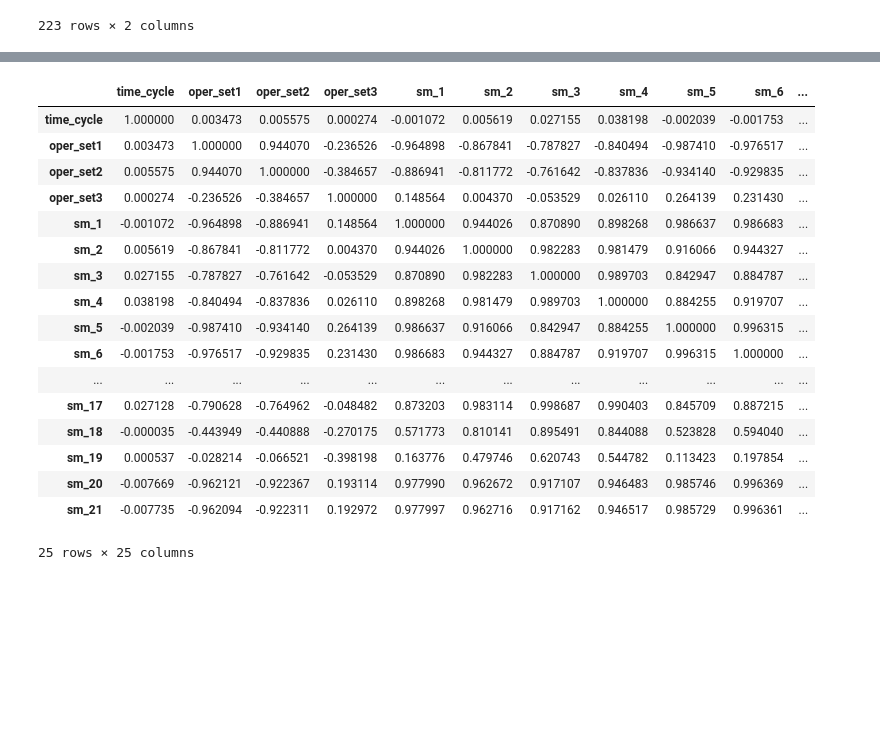
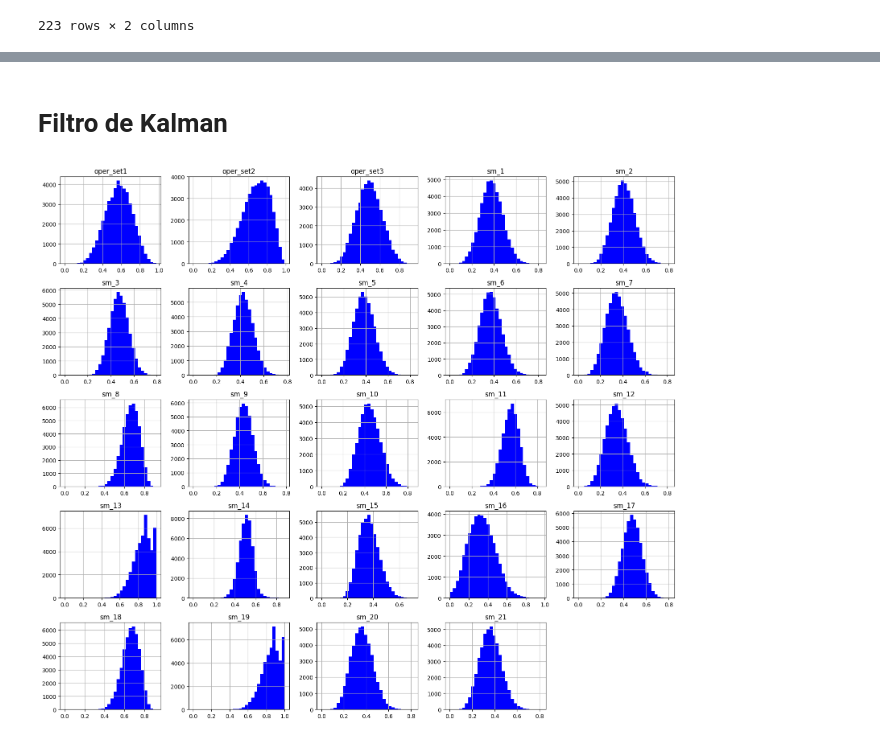
Before and after one commit to Dave4006/ProyectoMante, a Jupyter notebook: Programacion/ESN.ipynb, the cells around one changed output, grey strips where cells are left out. Saved outputs shown, nothing was run; the diff lists cells and outputs as text; code cells hidden in the pictures; blank space fills up the shorter version.

```diff
--- a/Programacion/ESN.ipynb
+++ b/Programacion/ESN.ipynb
@@ -92,21 +137,38 @@ plt.show()
-# %%
-train_df.iloc[:,1:-1].corr()
-# %% [output]
-|  | time_cycle | oper_set1 | oper_set2 | oper_set3 | sm_1 | sm_2 | sm_3 | sm_4 | sm_5 | sm_6 | ... |
-| time_cycle | 1.000000 | 0.003473 | 0.005575 | 0.000274 | -0.001072 | 0.005619 | 0.027155 | 0.038198 | -0.002039 | -0.001753 | ... |
-| oper_set1 | 0.003473 | 1.000000 | 0.944070 | -0.236526 | -0.964898 | -0.867841 | -0.787827 | -0.840494 | -0.987410 | -0.976517 | ... |
-| oper_set2 | 0.005575 | 0.944070 | 1.000000 | -0.384657 | -0.886941 | -0.811772 | -0.761642 | -0.837836 | -0.934140 | -0.929835 | ... |
-| oper_set3 | 0.000274 | -0.236526 | -0.384657 | 1.000000 | 0.148564 | 0.004370 | -0.053529 | 0.026110 | 0.264139 | 0.231430 | ... |
-| sm_1 | -0.001072 | -0.964898 | -0.886941 | 0.148564 | 1.000000 | 0.944026 | 0.870890 | 0.898268 | 0.986637 | 0.986683 | ... |
-| sm_2 | 0.005619 | -0.867841 | -0.811772 | 0.004370 | 0.944026 | 1.000000 | 0.982283 | 0.981479 | 0.916066 | 0.944327 | ... |
-| sm_3 | 0.027155 | -0.787827 | -0.761642 | -0.053529 | 0.870890 | 0.982283 | 1.000000 | 0.989703 | 0.842947 | 0.884787 | ... |
-| sm_4 | 0.038198 | -0.840494 | -0.837836 | 0.026110 | 0.898268 | 0.981479 | 0.989703 | 1.000000 | 0.884255 | 0.919707 | ... |
-| sm_5 | -0.002039 | -0.987410 | -0.934140 | 0.264139 | 0.986637 | 0.916066 | 0.842947 | 0.884255 | 1.000000 | 0.996315 | ... |
-| sm_6 | -0.001753 | -0.976517 | -0.929835 | 0.231430 | 0.986683 | 0.944327 | 0.884787 | 0.919707 | 0.996315 | 1.000000 | ... |
-| ... | ... | ... | ... | ... | ... | ... | ... | ... | ... | ... | ... |
-| sm_17 | 0.027128 | -0.790628 | -0.764962 | -0.048482 | 0.873203 | 0.983114 | 0.998687 | 0.990403 | 0.845709 | 0.887215 | ... |
-| sm_18 | -0.000035 | -0.443949 | -0.440888 | -0.270175 | 0.571773 | 0.810141 | 0.895491 | 0.844088 | 0.523828 | 0.594040 | ... |
-| sm_19 | 0.000537 | -0.028214 | -0.066521 | -0.398198 | 0.163776 | 0.479746 | 0.620743 | 0.544782 | 0.113423 | 0.197854 | ... |
-| sm_20 | -0.007669 | -0.962121 | -0.922367 | 0.193114 | 0.977990 | 0.962672 | 0.917107 | 0.946483 | 0.985746 | 0.996369 | ... |
-| sm_21 | -0.007735 | -0.962094 | -0.922311 | 0.192972 | 0.977997 | 0.962716 | 0.917162 | 0.946517 | 0.985729 | 0.996361 | ... |
-25 rows × 25 columns
+# %% [markdown]
+# Filtro de Kalman
+# %%
+def kalman_filter(data, R, Q, P=1, x_init=0):
+
+    n = len(data)
+    x_hat = np.zeros(n)
+    P_est = np.zeros(n)
+
+    # Initial values
+    x_hat[0] = x_init
+    P_est[0] = P
+
+    for k in range(1, n):
+        # Predicción
+        x_pred = x_hat[k-1]
+        P_pred = P_est[k-1] + Q  # Covarianza predicha
+
+        # Actualizar ganancia
+        K = P_pred / (P_pred + R)  # Kalman gain
+        x_hat[k] = x_pred + K * (data[k] - x_pred)
+        P_est[k] = (1 - K) * P_pred  # Actualiza error de  covarianza
+
+    return x_hat
+
+# Se filtran solo los datos de los sensores y los operation settings
+sensor_columns = norm_train_df.columns[2:26]
+
+filtered_train_df = pd.DataFrame()
+
+for sensor in sensor_columns:
+    filtered_train_df[sensor] = kalman_filter(norm_train_df[sensor].values, 0.1, 0.01)
+
+filtered_train_df.hist(bins=30, figsize=(16,14), color='b')
+plt.tight_layout()
+plt.show()
+# %% [output]
+[figure, added]
```
Also changed, not shown: parts of 10 cells of this notebook.
